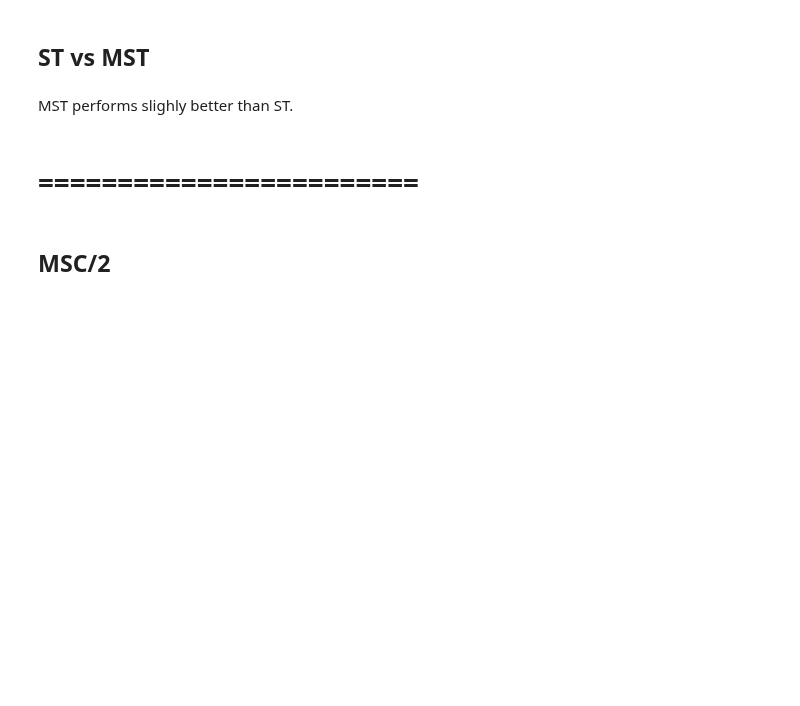
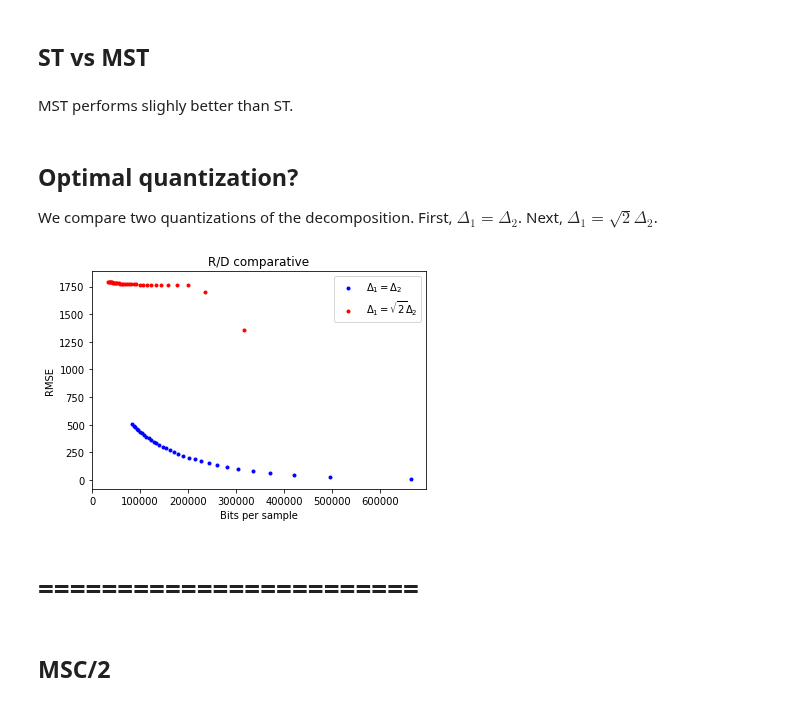
Before and after one commit to Tecnologias-multimedia/InterCom, a Jupyter notebook: docs/stereo_transforms_RD.ipynb, the cells around one changed output. Cells and saved outputs as stored; diff of their text form; code cells hidden in the pictures; blank space fills up the shorter version.

```diff
--- a/docs/stereo_transforms_RD.ipynb
+++ b/docs/stereo_transforms_RD.ipynb
@@ -414,3 +418,7 @@ plt.xlabel('Bytes')
 #plt.ylabel('RMSE')
 
 plt.show()
+# %% [markdown]
+## Optimal quantization?
+
+We compare two quantizations of the decomposition. First, $\Delta_1 = \Delta_2$. Next, $\Delta_1 = \sqrt{2}\Delta_2$.
@@ -417,3 +459,19 @@ plt.show()
+# %%
+MST_RD_points_same_delta = stereo_DEFLATE_RD_curve_same_delta(x, MST_analyze, MST_synthesize)
+# %%
+MST_RD_points_different_delta = stereo_DEFLATE_RD_curve_different_delta(x, MST_analyze, MST_synthesize)
+# %%
+plt.title("R/D comparative")
+plt.xlabel("Bits per sample")
+plt.ylabel("RMSE")
+#plt.xscale("log")
+#plt.yscale("log")
+plt.scatter(*zip(*MST_RD_points_same_delta), c='b', marker=".", label='$\Delta_1=\Delta_2$')
+plt.scatter(*zip(*MST_RD_points_different_delta), c='r', marker=".", label='$\Delta_1=\sqrt{2}\Delta_2$')
+plt.legend(loc='upper right')
+plt.show()
+# %% [output]
+[figure, added]
 # %% [markdown]
 # ========================
 # %% [markdown]
```
Also changed, not shown: parts of 5 cells of this notebook.
